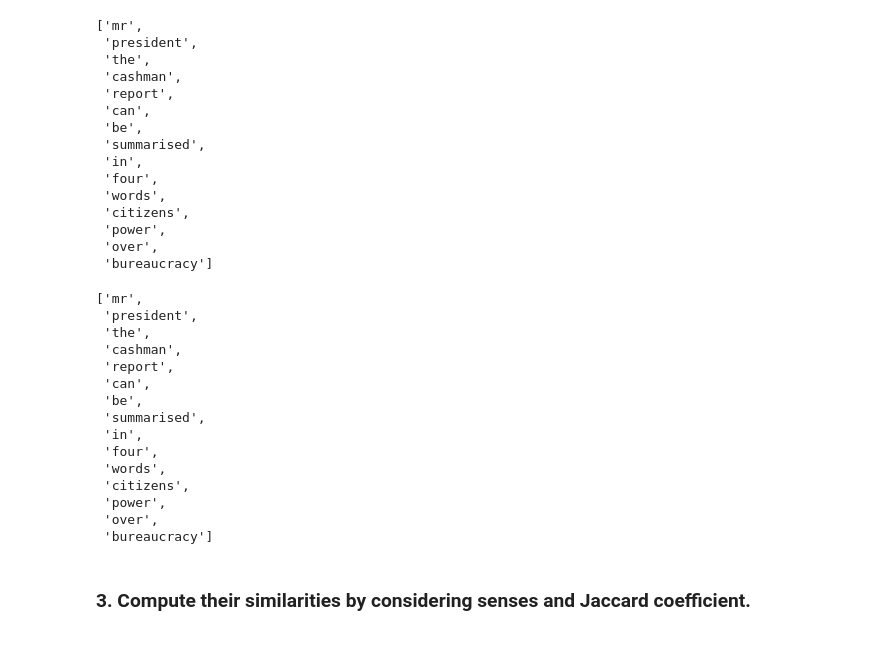
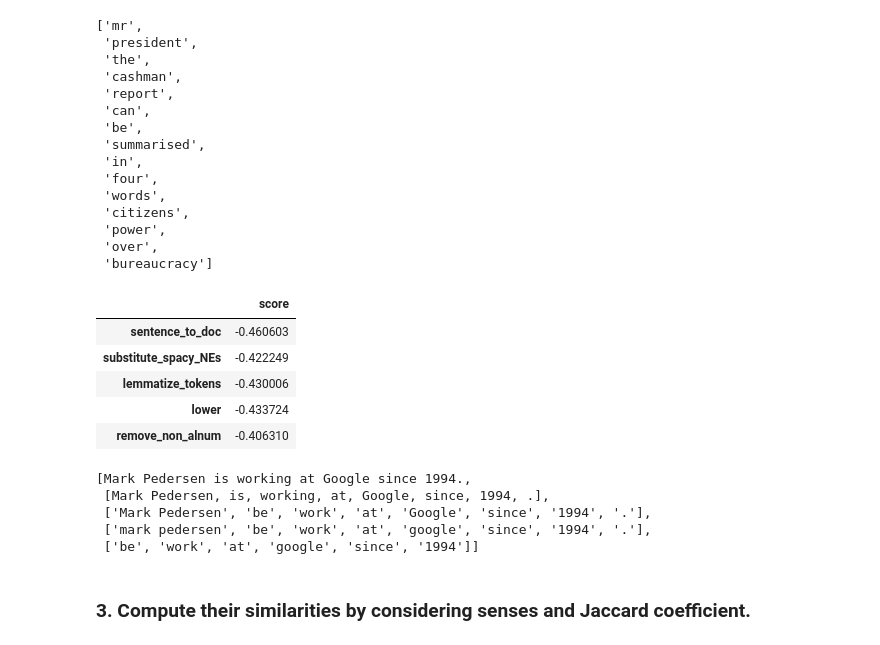
Before and after one commit to ZachParent/mai-intro-to-human-language-technologies, a Jupyter notebook: lab7/lab7.ipynb, the cells around one changed output. Saved outputs shown, nothing was run; the diff lists cells and outputs as text; code cells hidden in the pictures.

```diff
--- a/lab7/lab7.ipynb
+++ b/lab7/lab7.ipynb
@@ -167,19 +178,18 @@ print(s1_tokens.iloc[0])
 ['the', 'leaders', 'have', 'now', 'been', 'given', 'a', 'new', 'chance', 'and', 'let', 'us', 'hope', 'they', 'seize', 'it']
 ['the', 'leaders', 'have', 'now', 'been', 'given', 'a', 'new', 'chance', 'and', 'let', 'us', 'hope', 'they', 'seize', 'it']
 # %%
-res = prepend_nltk_NEs(nltk.word_tokenize("Mark Pedersen is working at Google since 1994."))
-i = 7
-print(res[i])
+# res = prepend_nltk_NEs(nltk.word_tokenize("Mark Pedersen is working at Google since 1994."))
+# i = 7
+# print(res[i])
 # %% [output]
 1994
 # %%
-def substitute_spacy_NEs(tokens):
-    doc = nlp(' '.join(tokens))
+def substitute_spacy_NEs(doc):
     with doc.retokenize() as retokenizer:
         tokens = [token for token in doc]
         for ent in doc.ents:
             retokenizer.merge(doc[ent.start:ent.end],
                 attrs={"LEMMA": " ".join([tokens[i].text
                                     for i in range(ent.start, ent.end)])})
-    return [token.text for token in doc]
+    return [token for token in doc]
 # %%
@@ -205,29 +215,34 @@ substitute_spacy_NEs(s1_tokens.iloc[18])
  'over',
  'bureaucracy']
 # %%
-s1_with_nltk_NEs = s1_lemmas.apply(prepend_nltk_NEs)
-s2_with_nltk_NEs = s2_lemmas.apply(prepend_nltk_NEs)
-results["with_nltk_NEs"] = score_jaccard_vector(jaccard_vector(s1_with_nltk_NEs, s2_with_nltk_NEs))
-
-s1_with_spacy_NEs = s1_lemmas.apply(substitute_spacy_NEs)
-s2_with_spacy_NEs = s2_lemmas.apply(substitute_spacy_NEs)
-results["with_spacy_NEs"] = score_jaccard_vector(jaccard_vector(s1_with_spacy_NEs, s2_with_spacy_NEs))
+steps = [
+    sentence_to_doc,
+    substitute_spacy_NEs,
+    lemmatize_tokens,
+    lower,
+    remove_non_alnum
+]
+results = pd.DataFrame(
+    list(apply_steps(dt["s1"], dt["s2"], steps)),
+    columns=["score"],
+    index=[step.__name__ for step in steps]
+)
+results.head()
 # %% [output]
-['mr',
- 'president',
- 'the',
- 'cashman',
- 'report',
- 'can',
- 'be',
- 'summarised',
- 'in',
- 'four',
- 'words',
- 'citizens',
- 'power',
- 'over',
- 'bureaucracy']
+|  | score |
+| sentence_to_doc | -0.460603 |
+| substitute_spacy_NEs | -0.422249 |
+| lemmatize_tokens | -0.430006 |
+| lower | -0.433724 |
+| remove_non_alnum | -0.406310 |
+# %%
+list(apply_steps_to_sentence("Mark Pedersen is working at Google since 1994.", steps))
+# %% [output]
+[Mark Pedersen is working at Google since 1994.,
+ [Mark Pedersen, is, working, at, Google, since, 1994, .],
+ ['Mark Pedersen', 'be', 'work', 'at', 'Google', 'since', '1994', '.'],
+ ['mark pedersen', 'be', 'work', 'at', 'google', 'since', '1994', '.'],
+ ['be', 'work', 'at', 'google', 'since', '1994']]
 # %% [markdown]
 ### 3. Compute their similarities by considering senses and Jaccard coefficient.
 # %%
```
Also changed, not shown: parts of 4 cells of this notebook.
